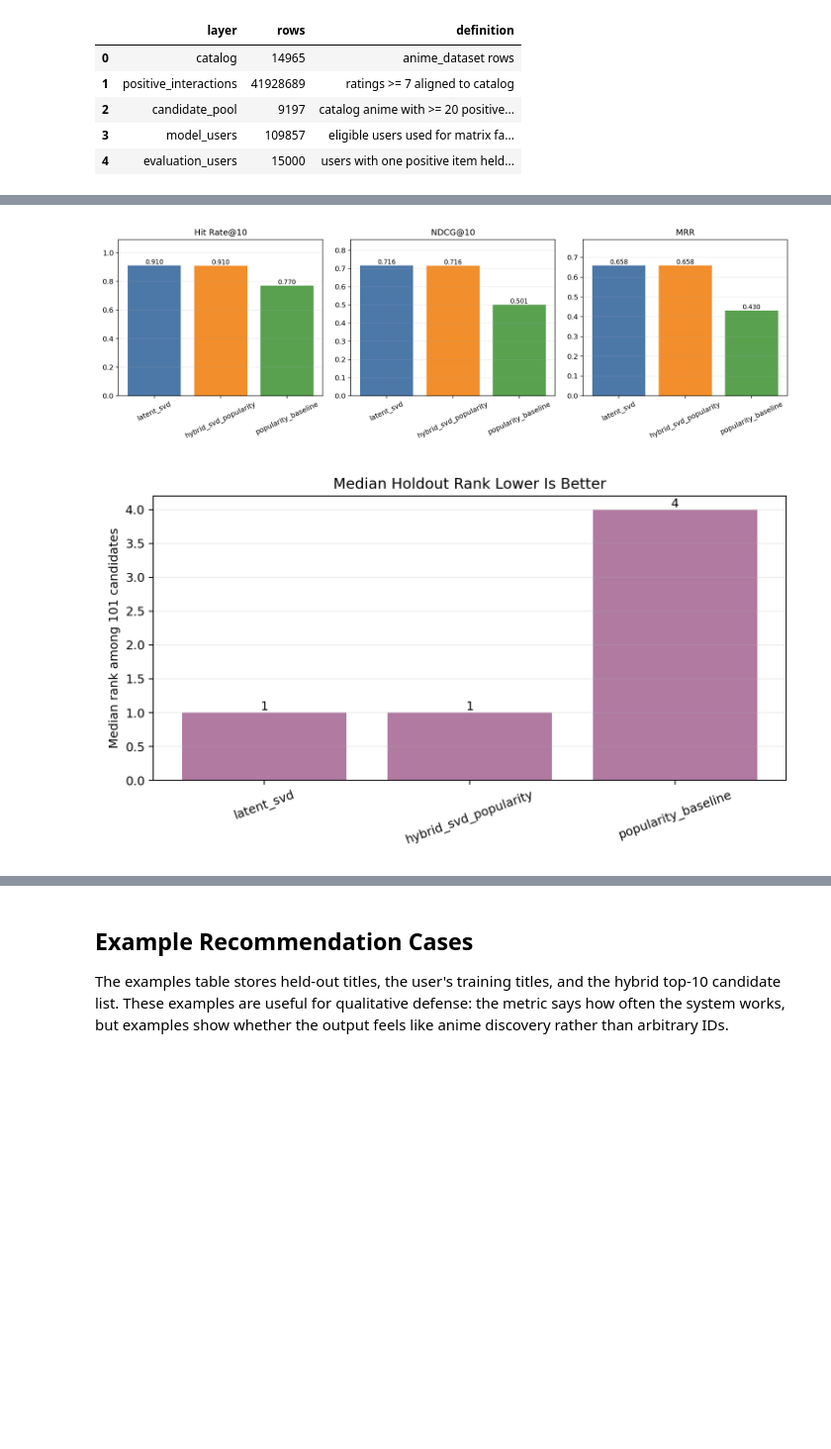
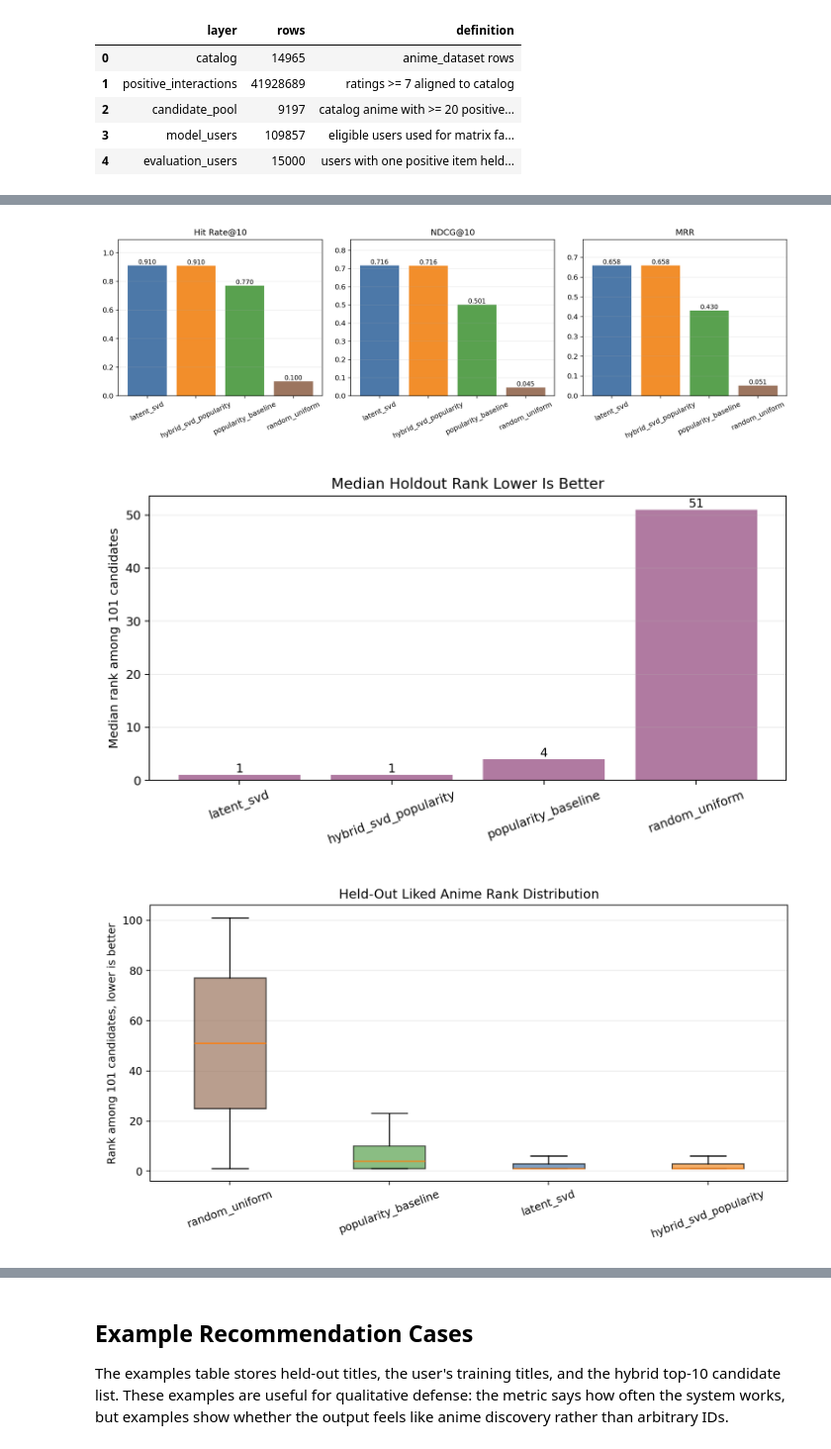
Before and after one commit to adecoss/anime-recommendation-system, a Jupyter notebook: notebooks/08_week10_recommendation_ranking.ipynb, the cells around one changed output, grey strips where cells are left out. Shown at 99% size. Cells and saved outputs as stored; diff of their text form; code cells hidden in the pictures; blank space fills up the shorter version.

Commit message:
Update week 10 recommendation deliverable

```diff
--- a/notebooks/08_week10_recommendation_ranking.ipynb
+++ b/notebooks/08_week10_recommendation_ranking.ipynb
@@ -130,6 +152,8 @@ metrics
 # %%
 display(Image(filename=str(PLOT_DIR / 'week10_metric_comparison.png')))
 display(Image(filename=str(PLOT_DIR / 'week10_median_rank.png')))
+display(Image(filename=str(PLOT_DIR / 'week10_rank_distribution_by_method.png')))
 # %% [output]
-[figure, old version]
+[figure, new version]
-[figure, old version]
+[figure, new version]
+[figure, added]
```
Also changed, not shown: parts of 26 cells of this notebook, 55 other files.
